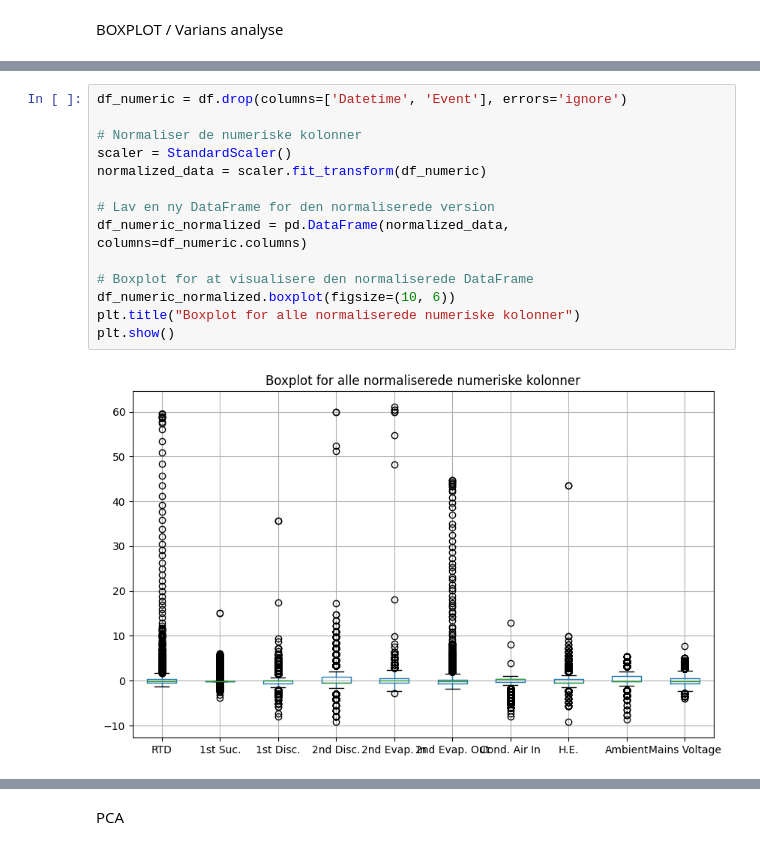
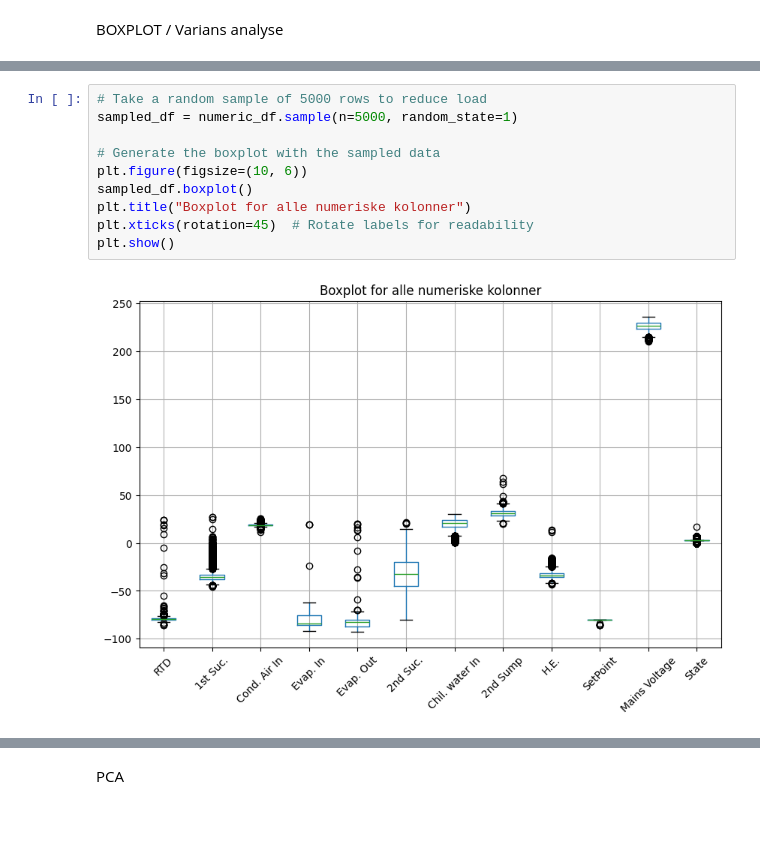
Before and after one commit to muhammadhussain-ops/DeepLearningProject, a Jupyter notebook: DataAnalysis.ipynb, the cells around one changed output, grey strips where cells are left out. Saved outputs shown, nothing was run; the diff lists cells and outputs as text; blank space fills up the shorter version.

```diff
--- a/DataAnalysis.ipynb
+++ b/DataAnalysis.ipynb
@@ -92,16 +129,12 @@ plt.show()
-# %%
-df_numeric = df.drop(columns=['Datetime', 'Event'], errors='ignore')
-
-# Normaliser de numeriske kolonner
-scaler = StandardScaler()
-normalized_data = scaler.fit_transform(df_numeric)
-
-# Lav en ny DataFrame for den normaliserede version
-df_numeric_normalized = pd.DataFrame(normalized_data, columns=df_numeric.columns)
-
-# Boxplot for at visualisere den normaliserede DataFrame
-df_numeric_normalized.boxplot(figsize=(10, 6))
-plt.title("Boxplot for alle normaliserede numeriske kolonner")
-plt.show()
-# %% [output]
-[figure, removed]
+# %%
+# Take a random sample of 5000 rows to reduce load
+sampled_df = numeric_df.sample(n=5000, random_state=1)
+
+# Generate the boxplot with the sampled data
+plt.figure(figsize=(10, 6))
+sampled_df.boxplot()
+plt.title("Boxplot for alle numeriske kolonner")
+plt.xticks(rotation=45)  # Rotate labels for readability
+plt.show()
+# %% [output]
+[figure, added]
```
Also changed, not shown: parts of 13 cells of this notebook.
